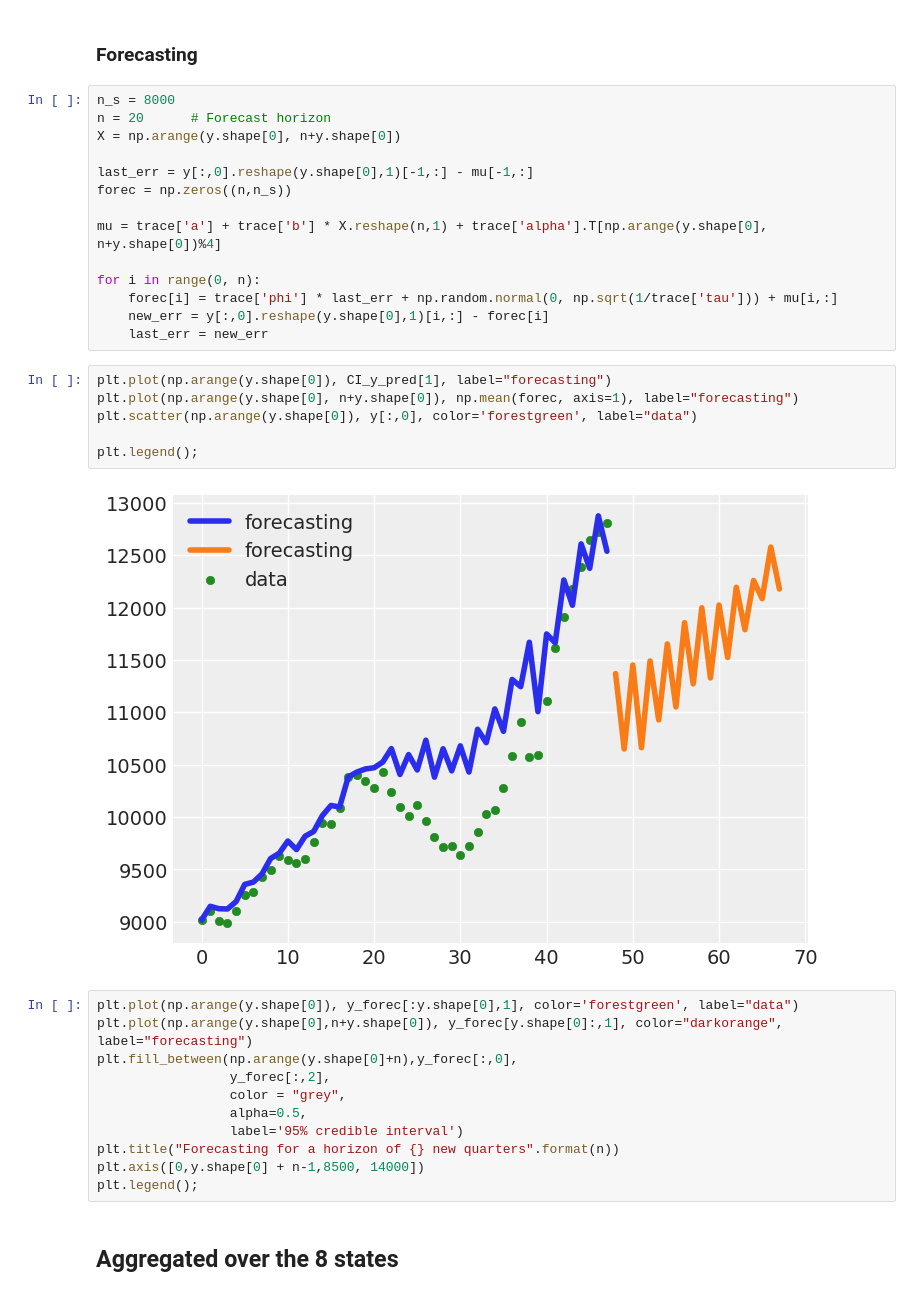
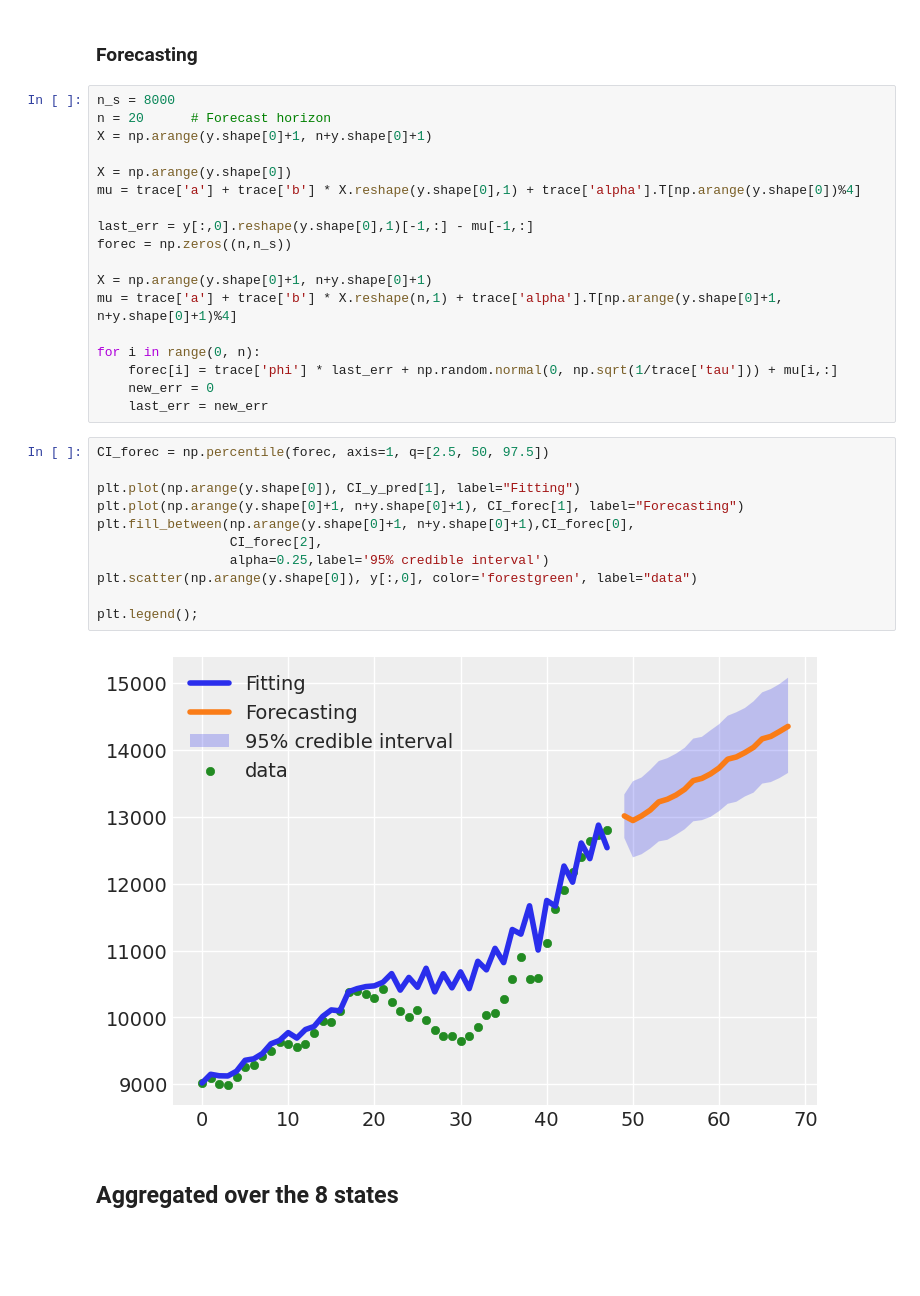
Before and after one commit to luisroque/Time-Series-Statistical-Models-Experiments, a Jupyter notebook: PhD_Clean_v2.ipynb, the cells around one changed output. Saved outputs shown, nothing was run; the diff lists cells and outputs as text; blank space fills up the shorter version.

Commit message:
Plotting forecasting and uncertainty

```diff
--- a/PhD_Clean_v2.ipynb
+++ b/PhD_Clean_v2.ipynb
@@ -555,36 +555,34 @@ We need to work on the model, the residuals still show strong autocorrelations a
 # %%
 n_s = 8000
 n = 20      # Forecast horizon
-X = np.arange(y.shape[0], n+y.shape[0])
+X = np.arange(y.shape[0]+1, n+y.shape[0]+1)
+
+X = np.arange(y.shape[0])
+mu = trace['a'] + trace['b'] * X.reshape(y.shape[0],1) + trace['alpha'].T[np.arange(y.shape[0])%4]
 
 last_err = y[:,0].reshape(y.shape[0],1)[-1,:] - mu[-1,:]
 forec = np.zeros((n,n_s))
 
-mu = trace['a'] + trace['b'] * X.reshape(n,1) + trace['alpha'].T[np.arange(y.shape[0], n+y.shape[0])%4]
+X = np.arange(y.shape[0]+1, n+y.shape[0]+1)
+mu = trace['a'] + trace['b'] * X.reshape(n,1) + trace['alpha'].T[np.arange(y.shape[0]+1, n+y.shape[0]+1)%4]
 
 for i in range(0, n):
     forec[i] = trace['phi'] * last_err + np.random.normal(0, np.sqrt(1/trace['tau'])) + mu[i,:]
-    new_err = y[:,0].reshape(y.shape[0],1)[i,:] - forec[i]
+    new_err = 0
     last_err = new_err
 # %%
-plt.plot(np.arange(y.shape[0]), CI_y_pred[1], label="forecasting")
-plt.plot(np.arange(y.shape[0], n+y.shape[0]), np.mean(forec, axis=1), label="forecasting")
+CI_forec = np.percentile(forec, axis=1, q=[2.5, 50, 97.5])
+
+plt.plot(np.arange(y.shape[0]), CI_y_pred[1], label="Fitting")
+plt.plot(np.arange(y.shape[0]+1, n+y.shape[0]+1), CI_forec[1], label="Forecasting")
+plt.fill_between(np.arange(y.shape[0]+1, n+y.shape[0]+1),CI_forec[0],
+                 CI_forec[2],
+                 alpha=0.25,label='95% credible interval')
 plt.scatter(np.arange(y.shape[0]), y[:,0], color='forestgreen', label="data")
 
 plt.legend();
 # %% [output]
-[figure, old version]
+[figure, new version]
-# %%
-plt.plot(np.arange(y.shape[0]), y_forec[:y.shape[0],1], color='forestgreen', label="data")
-plt.plot(np.arange(y.shape[0],n+y.shape[0]), y_forec[y.shape[0]:,1], color="darkorange", label="forecasting")
-plt.fill_between(np.arange(y.shape[0]+n),y_forec[:,0],
-                 y_forec[:,2],
-                 color = "grey",
-                 alpha=0.5,
-                 label='95% credible interval')
-plt.title("Forecasting for a horizon of {} new quarters".format(n))
-plt.axis([0,y.shape[0] + n-1,8500, 14000])
-plt.legend();
 # %% [markdown]
 ## Aggregated over the 8 states
 # %% [markdown]
```
